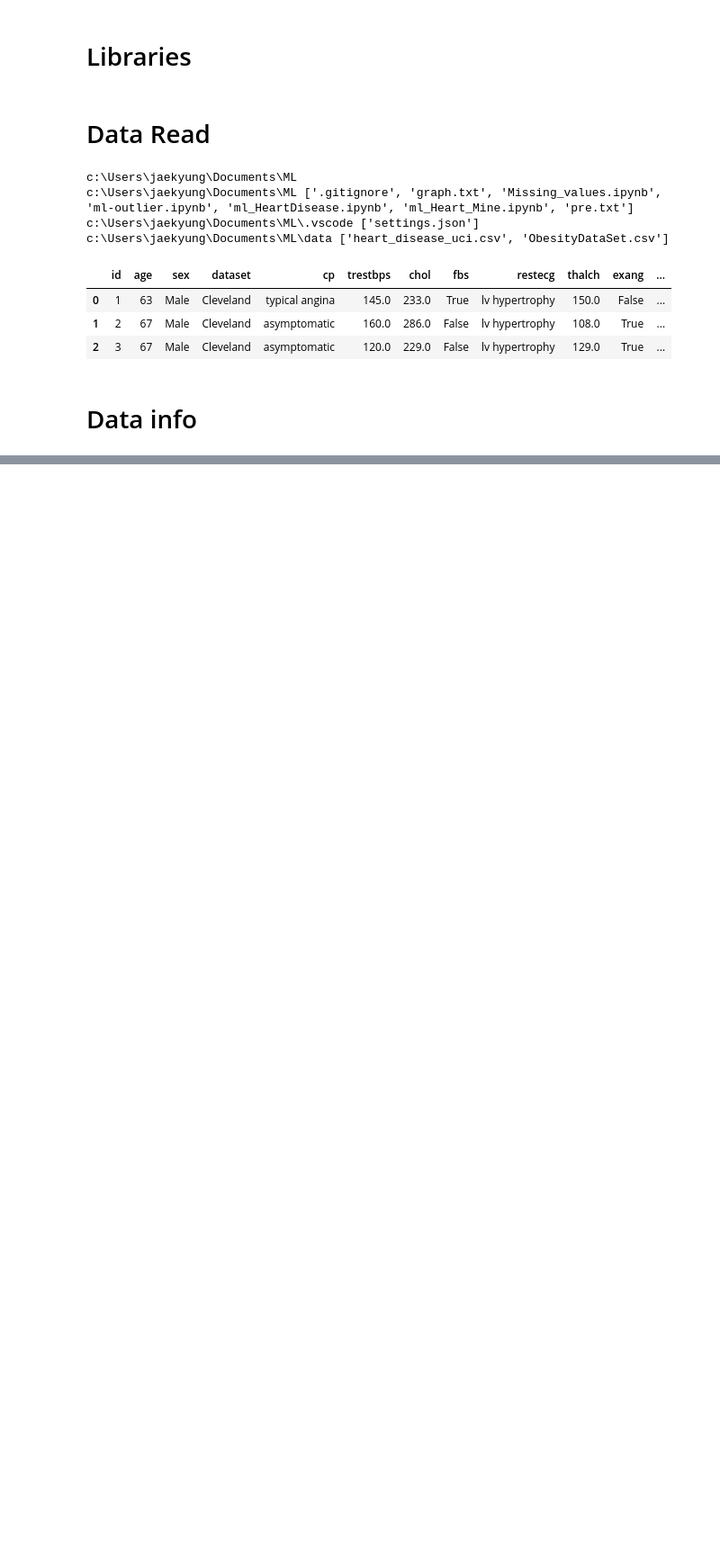
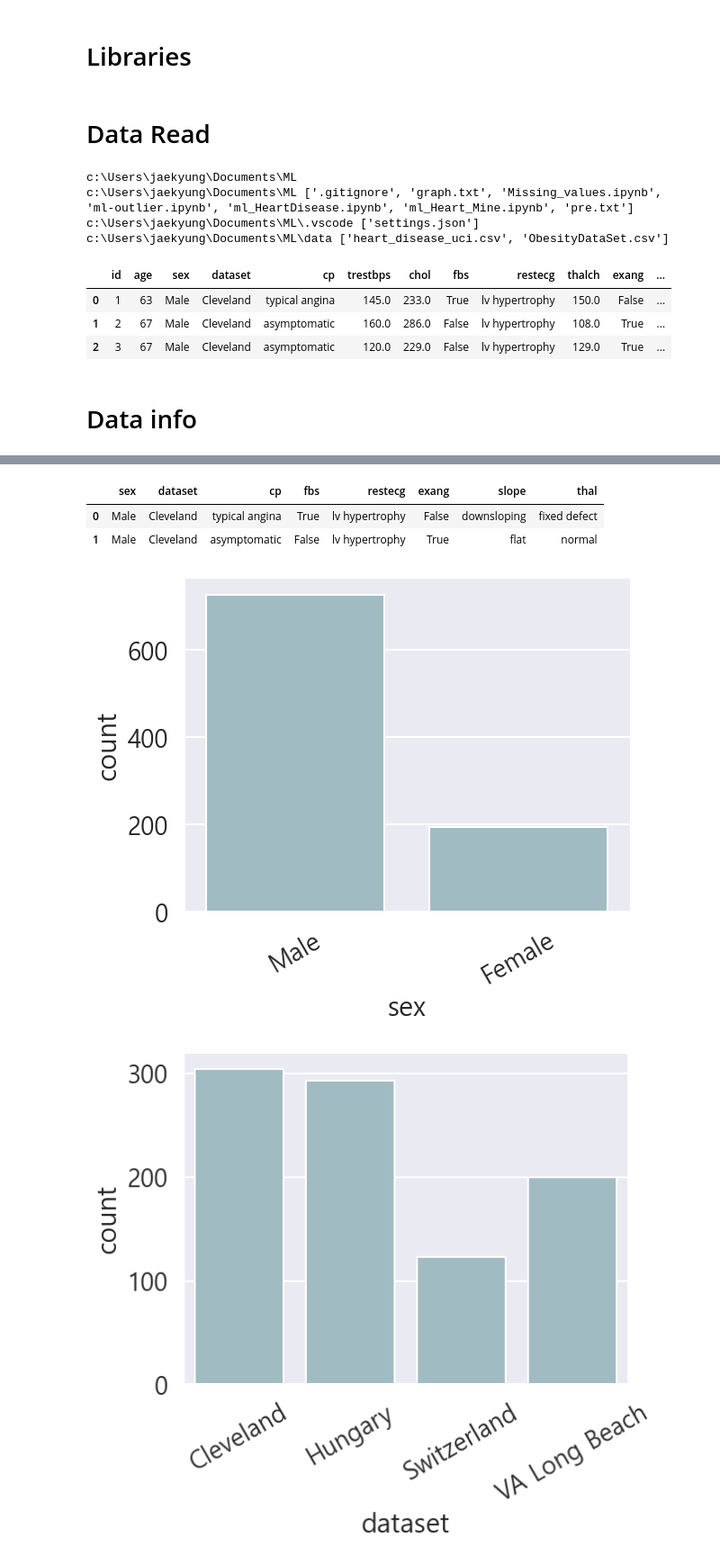
Before and after one commit to Pepi10/ML, a Jupyter notebook: ml_Heart_Mine.ipynb, the cells around one changed output, grey strips where cells are left out. Shown at 90% size. Saved outputs shown, nothing was run; the diff lists cells and outputs as text; code cells hidden in the pictures; blank space fills up the shorter version.

```diff
--- a/ml_Heart_Mine.ipynb
+++ b/ml_Heart_Mine.ipynb
@@ -69,0 +128,3 @@ df.head(3)
+# %%
+Num_df = df.select_dtypes(include = 'number').drop(columns = {'id'})
+Num_df.head(2)
@@ -69,0 +135,4 @@ df.head(3)
+# %%
+q = Num_df['age'].reset_index().rename(columns = {"index":"y"}).sort_values(by = 'age')
+q['y'] = 1
+q
@@ -69,0 +153,12 @@ df.head(3)
+# %%
+for q, col in enumerate((Num_df)):
+    q = Num_df[col].reset_index().rename(columns = {"index":"y"}).sort_values(by = col)
+    q['y'] = 1
+    fig  = px.histogram(data_frame = Num_df,
+                        x = q[col],
+                        y = q['y'],
+                        marginal = 'box',
+                        nbins = q[col].nunique(),
+                        color_discrete_sequence = ['#3F72AF'])
+    fig.update_layout(title = col, bargap = 0.1)
+    fig.show()
@@ -69,0 +167,15 @@ df.head(3)
+# %%
+cat_df = df.select_dtypes(include = 'object')
+cat_df.head(2)
+# %% [output]
+|  | sex | dataset | cp | fbs | restecg | exang | slope | thal |
+| 0 | Male | Cleveland | typical angina | True | lv hypertrophy | False | downsloping | fixed defect |
+| 1 | Male | Cleveland | asymptomatic | False | lv hypertrophy | True | flat | normal |
+# %%
+for col in cat_df:
+    sns.countplot(data = cat_df, x = col, color = '#9BBEC8')
+    plt.xticks(rotation = 30)
+    plt.show()
+# %% [output]
+[figure, added]
+[figure, added]
```
Also changed, not shown: parts of 14 cells of this notebook.
